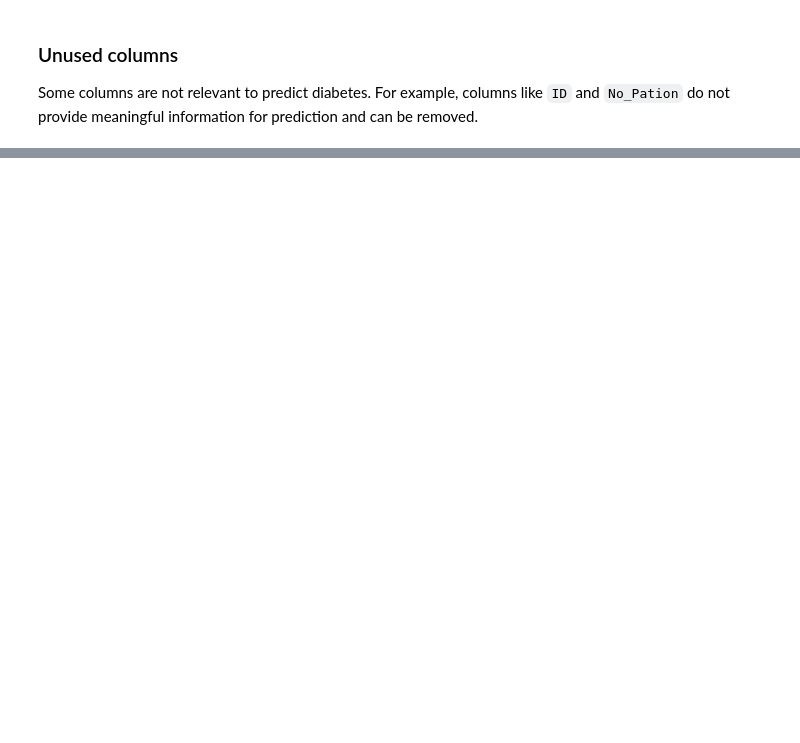
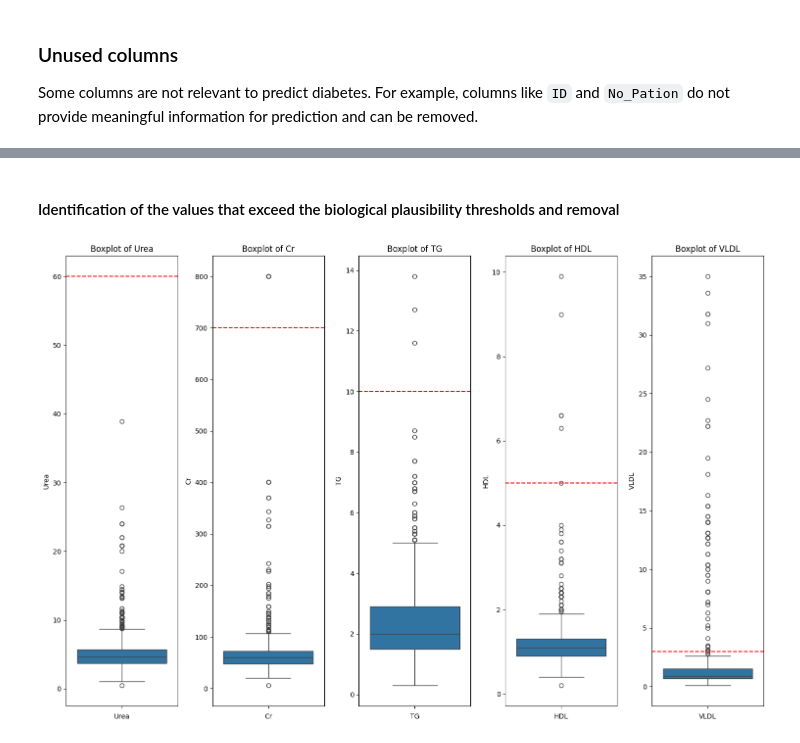
Before and after one commit to tbimbato/Diabetes-Dataset-EDA-and-prediction, a Jupyter notebook: notebooks/EDA.ipynb, the cells around one changed output, grey strips where cells are left out. Drawn from its saved outputs; the diff is of its cells as text; code cells hidden in the pictures; blank space fills up the shorter version.

```diff
--- a/notebooks/EDA.ipynb
+++ b/notebooks/EDA.ipynb
@@ -262,0 +273,30 @@ plt.show()
+# %% [markdown]
+#### Identification of the values that exceed the biological plausibility thresholds and removal
+# %%
+colors = ['blue', 'green', 'red', 'purple', 'orange']  # different colors for different features
+
+plt.figure(figsize=(15, 10))
+
+for i, feature in enumerate(features_high_std, 1):
+    plt.subplot(1, len(features_high_std), i)
+
+    # Define biological bounds
+    bound_urea = [2.5, 60] if features_high_std == 'Urea' else None
+    bound_cr = [50, 700] if features_high_std == 'Cr' else None
+    bound_tg = [0, 10] if features_high_std == 'TG' else None
+    bound_hdl = [1.0, 5] if features_high_std == 'HDL' else None
+    bound_vldl = [0, 3] if features_high_std == 'VLDL' else None
+
+    bounds = (bound_urea, bound_cr, bound_tg, bound_hdl, bound_vldl)[i-1]
+
+    sns.boxplot(data=dataset[features_high_std])
+    plt.title(f'Boxplot of {features_high_std}')
+    plt.xlabel(features_high_std)
+
+    if bounds:
+        plt.axhline(y=bounds[1], color='r', linestyle='--')  # Upper bound as red dashed line
+
+plt.tight_layout()
+plt.show()
+# %% [output]
+[figure, added]
```
Also changed, not shown: parts of 25 cells of this notebook, 1 other file.
